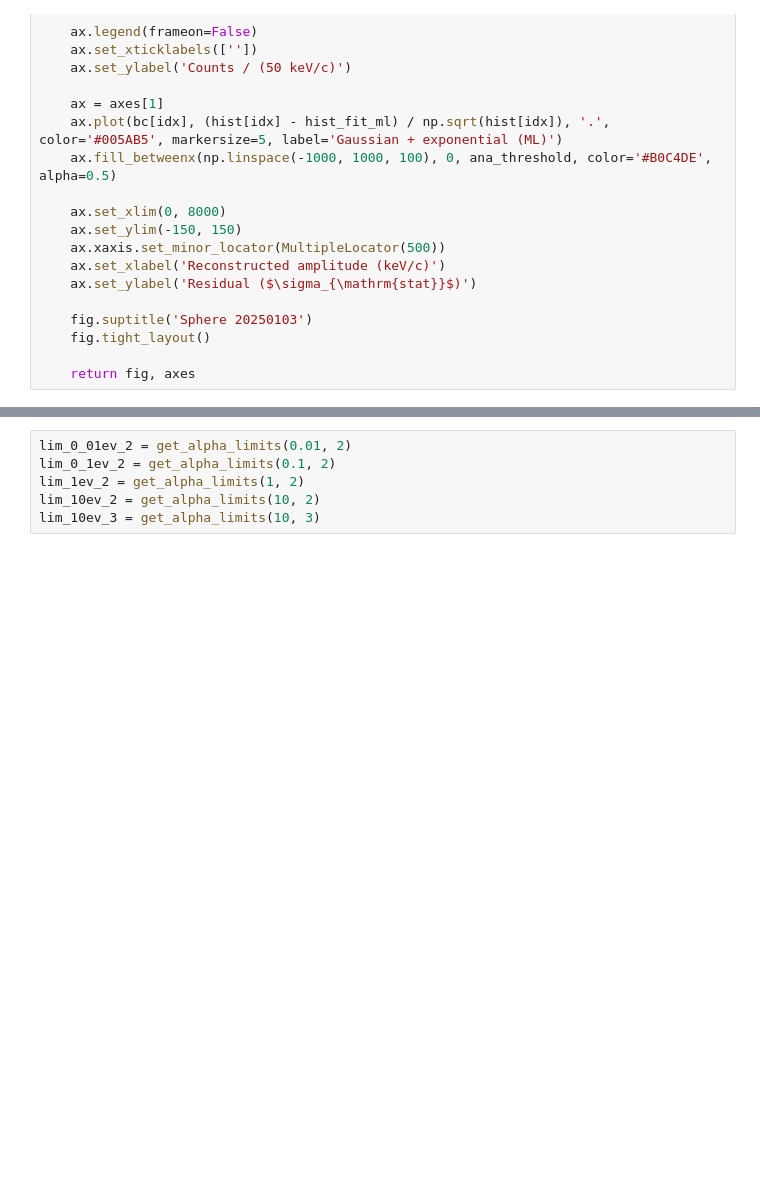
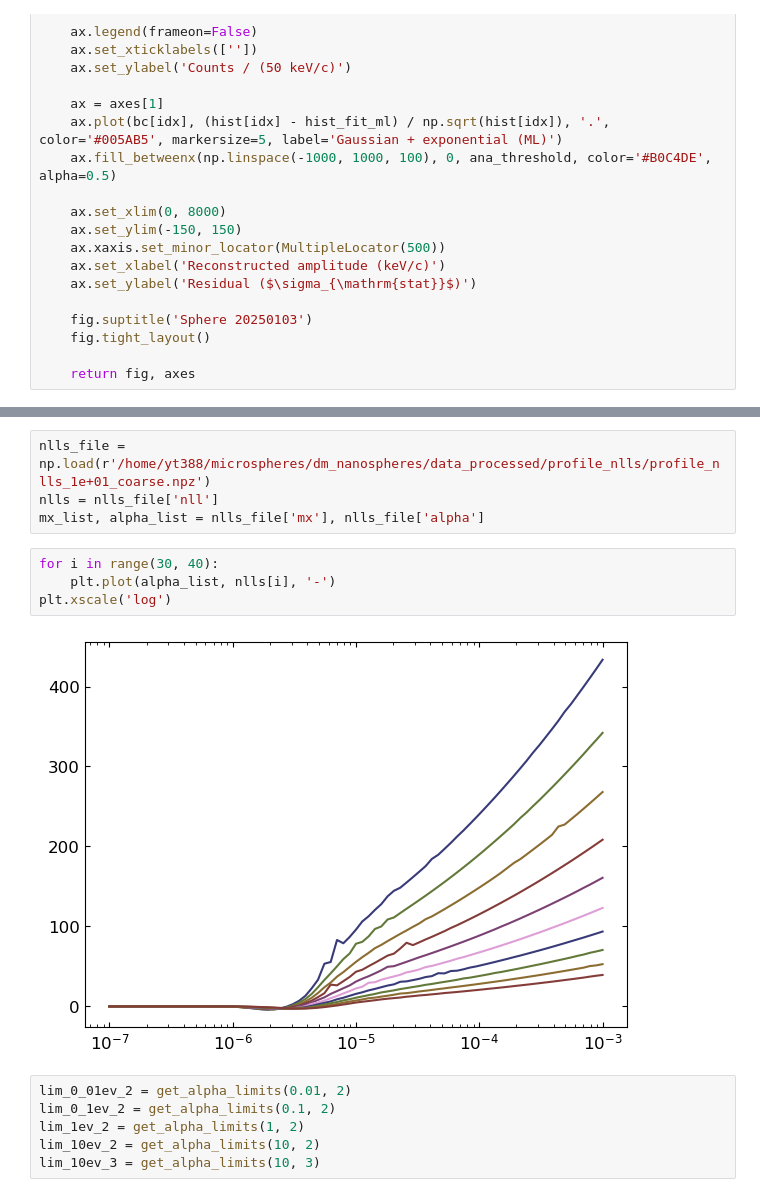
Before and after one commit to yuhants/dm_nanospheres, a Jupyter notebook: analysis_notebooks/sphere_20250103_dm_analysis.ipynb, the cells around one changed output, grey strips where cells are left out. Saved outputs shown, nothing was run; the diff lists cells and outputs as text; blank space fills up the shorter version.

```diff
--- a/analysis_notebooks/sphere_20250103_dm_analysis.ipynb
+++ b/analysis_notebooks/sphere_20250103_dm_analysis.ipynb
@@ -347,3 +420,13 @@ def get_alpha_limits(mphi, list_idx=0):
+# %%
+nlls_file = np.load(r'/home/yt388/microspheres/dm_nanospheres/data_processed/profile_nlls/profile_nlls_1e+01_coarse.npz')
+nlls = nlls_file['nll']
+mx_list, alpha_list = nlls_file['mx'], nlls_file['alpha']
+# %%
+for i in range(30, 40):
+    plt.plot(alpha_list, nlls[i], '-')
+plt.xscale('log')
+# %% [output]
+[figure, added]
 # %%
 lim_0_01ev_2 = get_alpha_limits(0.01, 2)
 lim_0_1ev_2 = get_alpha_limits(0.1, 2)
```
Also changed, not shown: parts of 14 cells of this notebook, 17 other files.
